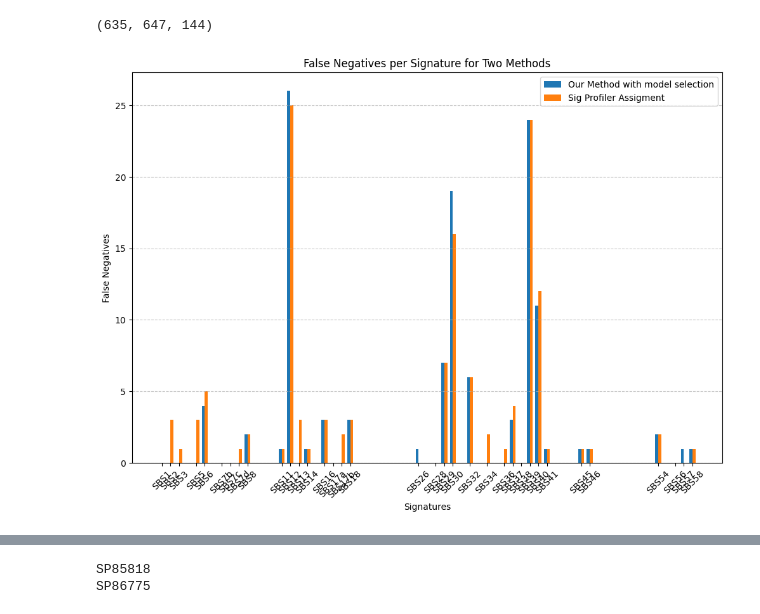
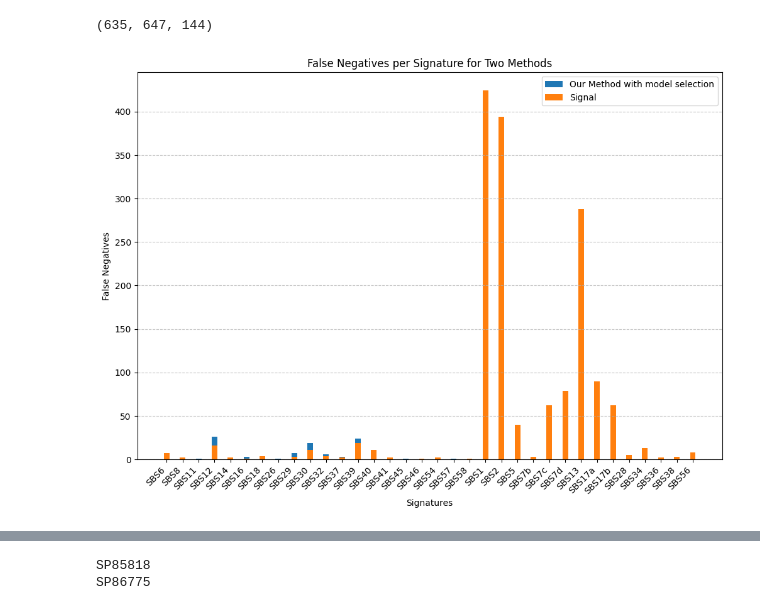
Before and after one commit to marcin119a/data_comparation, a Jupyter notebook: interpretation.ipynb, the cells around one changed output, grey strips where cells are left out. Cells and saved outputs as stored; diff of their text form; code cells hidden in the pictures.

```diff
--- a/interpretation.ipynb
+++ b/interpretation.ipynb
@@ -228,37 +250,30 @@ indexes = ['SBS1', 'SBS2', 'SBS3', 'SBS4', 'SBS5', 'SBS6', 'SBS7a', 'SBS7b',
 
 
 mapping = {index: name for index, name in enumerate(indexes)}
+# %%
+grouped_fn_our['signatures_cat_our'] = grouped_fn_our['signature_false_negatives_our'].map(mapping)
+grouped_fn_signal['signatures_cat_signal'] = grouped_fn_signal['signature_false_negatives_signal'].map(mapping)
+grouped_fn_sig_profile['signatures_cat_sig_profile'] = grouped_fn_sig_profile['signature_false_negatives_sig_profile'].map(mapping)
 # %%
 import matplotlib.pyplot as plt
 
 # Twoje wcześniejsze ustawienia i dane
 fig, ax = plt.subplots(figsize=(12, 8))
 bar_width = 0.35
 
 # Rysowanie wykresów słupkowych
-bar1 = ax.bar(combined_df_fn['signature_false_negatives_our'] - bar_width/2, combined_df_fn['Count_x'], bar_width, label='Our Method with model selection')
-bar2 = ax.bar(combined_df_fn['signature_false_negatives_sig_profile'] + bar_width/2, combined_df_fn['Count_y'], bar_width, label='Sig Profiler Assigment')
-#bar3 = ax.bar(combined_df_fn['signature_false_negatives_signal'] + bar_width/2, combined_df_fn['Count'], bar_width, label='Signal')
+bar1 = ax.bar(grouped_fn_our['signatures_cat_our'], grouped_fn_our['Count'], bar_width, label='Our Method with model selection')
+#bar2 = ax.bar(combined_df_fn['signature_false_negatives_sig_profile'] + bar_width/2, combined_df_fn['Count_y'], bar_width, label='Sig Profiler Assigment')
+bar3 = ax.bar(grouped_fn_signal['signatures_cat_signal'], grouped_fn_signal['Count'], bar_width, label='Signal')
 
 # Ustawienia etykiet i tytułu
 ax.set_xlabel('Signatures')
 ax.set_ylabel('False Negatives')
 ax.set_title('False Negatives per Signature for Two Methods')
 ax.legend()
-
-# Wybieramy, które etykiety mają być wyświetlane
-# Na przykład, wyświetlamy etykietę co piąty słupek
-labs = set(combined_df_fn['signature_false_negatives_our']).union(set(combined_df_fn['signature_false_negatives_signal'])).union(set(combined_df_fn['signature_false_negatives_sig_profile']))
-xticks = list(labs)
-xticklabels = [mapping[i] for i in xticks]
-
-# Przypisywanie wybranych etykiet do osi X
-ax.set_xticks(xticks)
-ax.set_xticklabels(xticklabels,  rotation=45)
-
-
+plt.xticks(rotation=45, ha='right')
 # Dodanie siatki i wyświetlenie wykresu
 plt.grid(axis='y', linestyle='--', alpha=0.7)
 plt.show()
 # %% [output]
-[figure, old version]
+[figure, new version]
```
Also changed, not shown: parts of 16 cells of this notebook, 25 other files.
